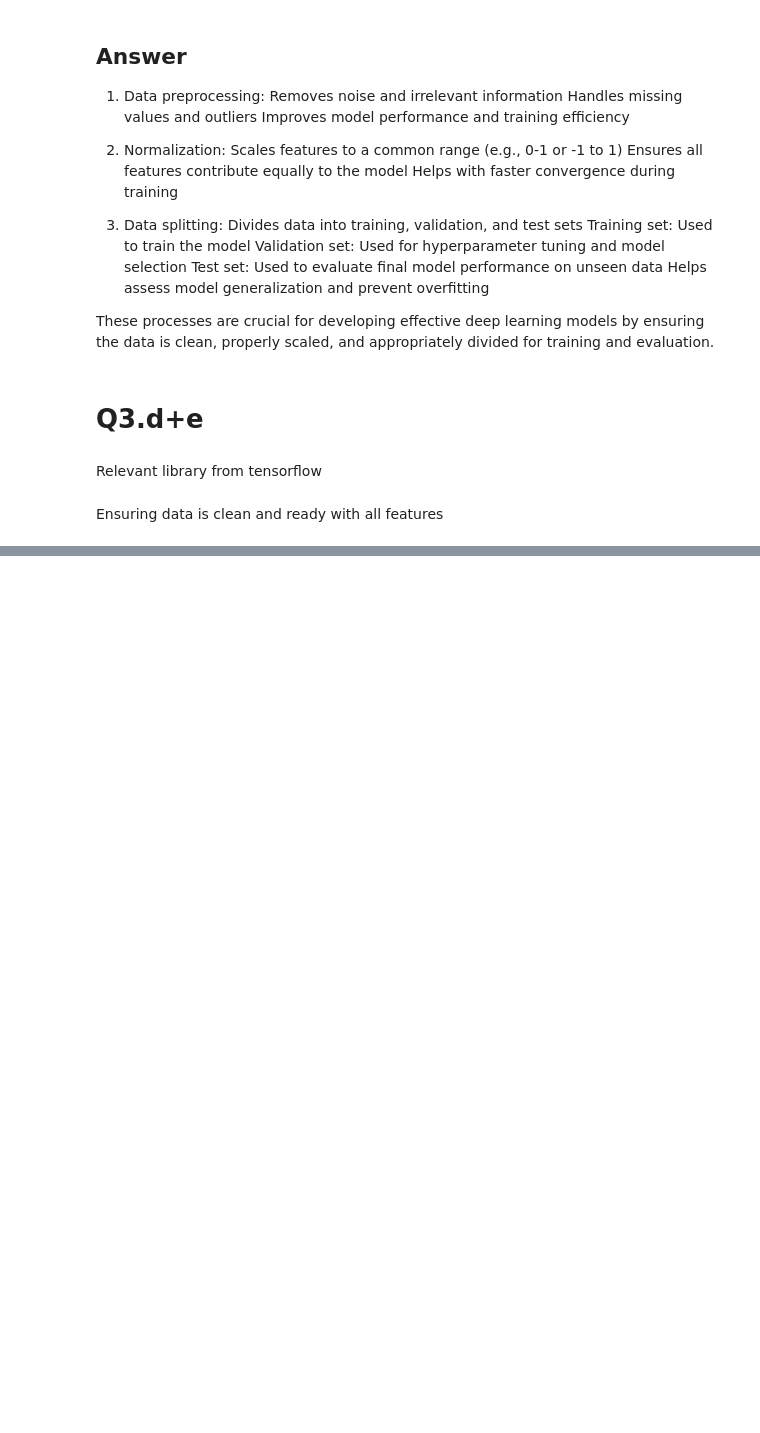
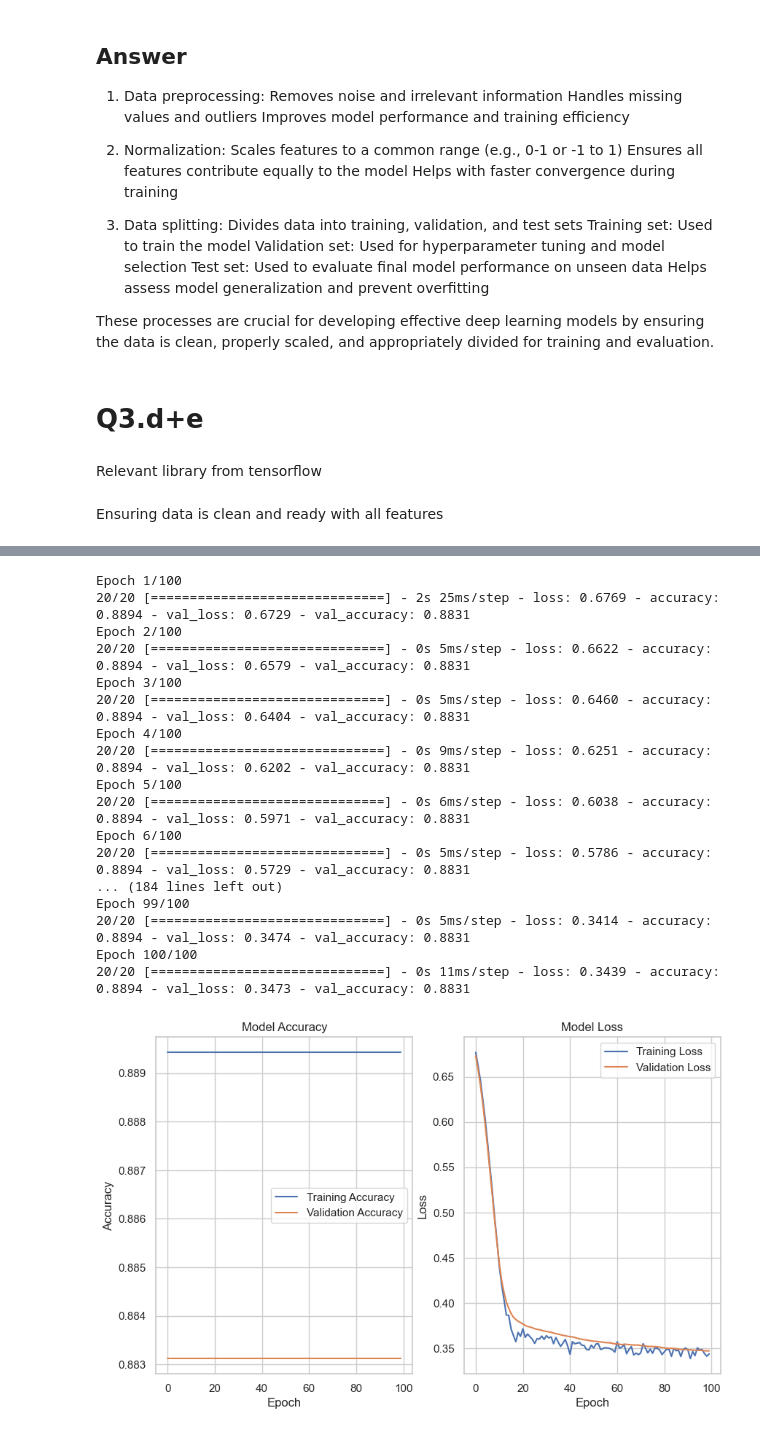
Before and after one commit to shai-ca/AI-DL, a Jupyter notebook: project-1/Shai_Cahana_Project_1_MIMIC.ipynb, the cells around one changed output, grey strips where cells are left out. Drawn from its saved outputs; the diff is of its cells as text; code cells hidden in the pictures; blank space fills up the shorter version.

```diff
--- a/project-1/Shai_Cahana_Project_1_MIMIC.ipynb
+++ b/project-1/Shai_Cahana_Project_1_MIMIC.ipynb
@@ -464,8 +464,9 @@ y = clean_data[['outcome']]
 X_standrd = StandardScaler()
 X_standrd = X_standrd.fit_transform(X)
 
+
 # 2
-X_train, X_test, y_train, y_test = train_test_split(X, y, test_size=0.2, random_state=42)
+X_train, X_test, y_train, y_test = train_test_split(X_standrd, y, test_size=0.2, random_state=42)
 
 # 3 construct DNN
 model = Sequential([
@@ -482,3 +483,7 @@ model.compile(optimizer='adam', loss='binary_crossentropy', metrics=['accuracy']
 
 # Train the model
 history = model.fit(X_train, y_train, epochs=100, validation_split=0.2, verbose=1)
+
+# what does this does?
+eval_ = model.evaluate(X_test, y_test, verbose=1)[1]
+print(eval_)
@@ -568,27 +536,66 @@ _________________________________________________________________
 # %%
 # now start to train your own model!
 
 # Design a deep neural network model tailored to our predication task of in-hospital mortality.
 # Select relevant features.
 # Your model should include a combination of dense  layers and activation functions optimized for binary classification.
 # Try to play with the  optimizer, loss, etc.
 
-X_train, X_test, y_train, y_test = train_test_split(X, y, test_size=0.2, random_state=42)
+data_clean = data.dropna()
+# y = data_clean['outcome']
+# X = data_clean.drop(columns='outcome')
+X = clean_data[['age','Blood sodium']]
+y = clean_data[['outcome']]
+
+
+
+X_standrd = StandardScaler()
+X_standrd = X_standrd.fit_transform(X)
+
+X_train, X_test, y_train, y_test = train_test_split(X_standrd, y, test_size=0.2, random_state=42)
 
 # 3 construct DNN
 model = Sequential([
     Dense(3, activation='relu',input_shape=(X_train.shape[1],)),
     Dropout(0.05),
     Dense(3, activation='relu'),
     Dropout(0.05),
-    Dense(3, activation='relu'),
+    Dense(2, activation='relu'),
     Dense(1, activation='sigmoid')
 
 
 ])
 
 # 4 Compile the model
 model.compile(optimizer='adam', loss='binary_crossentropy', metrics=['accuracy'])
 
 # Train the model
 history = model.fit(X_train, y_train, epochs=100, validation_split=0.2, verbose=1)
+
+
+plt.figure(figsize=(10, 6))
+plot_accuracy(history)
+plot_loss(history)
+plt.show()
+
+eval_ = model.evaluate(X_test, y_test, verbose=1)[1]
+print(eval_)
+# %% [output]
+Epoch 1/100
+20/20 [==============================] - 2s 25ms/step - loss: 0.6769 - accuracy: 0.8894 - val_loss: 0.6729 - val_accuracy: 0.8831
+Epoch 2/100
+20/20 [==============================] - 0s 5ms/step - loss: 0.6622 - accuracy: 0.8894 - val_loss: 0.6579 - val_accuracy: 0.8831
+Epoch 3/100
+20/20 [==============================] - 0s 5ms/step - loss: 0.6460 - accuracy: 0.8894 - val_loss: 0.6404 - val_accuracy: 0.8831
+Epoch 4/100
+20/20 [==============================] - 0s 9ms/step - loss: 0.6251 - accuracy: 0.8894 - val_loss: 0.6202 - val_accuracy: 0.8831
+Epoch 5/100
+20/20 [==============================] - 0s 6ms/step - loss: 0.6038 - accuracy: 0.8894 - val_loss: 0.5971 - val_accuracy: 0.8831
+Epoch 6/100
+20/20 [==============================] - 0s 5ms/step - loss: 0.5786 - accuracy: 0.8894 - val_loss: 0.5729 - val_accuracy: 0.8831
+... (184 lines left out)
+Epoch 99/100
+20/20 [==============================] - 0s 5ms/step - loss: 0.3414 - accuracy: 0.8894 - val_loss: 0.3474 - val_accuracy: 0.8831
+Epoch 100/100
+20/20 [==============================] - 0s 11ms/step - loss: 0.3439 - accuracy: 0.8894 - val_loss: 0.3473 - val_accuracy: 0.8831
+[figure, added]
```
Also changed, not shown: parts of 4 cells of this notebook.
